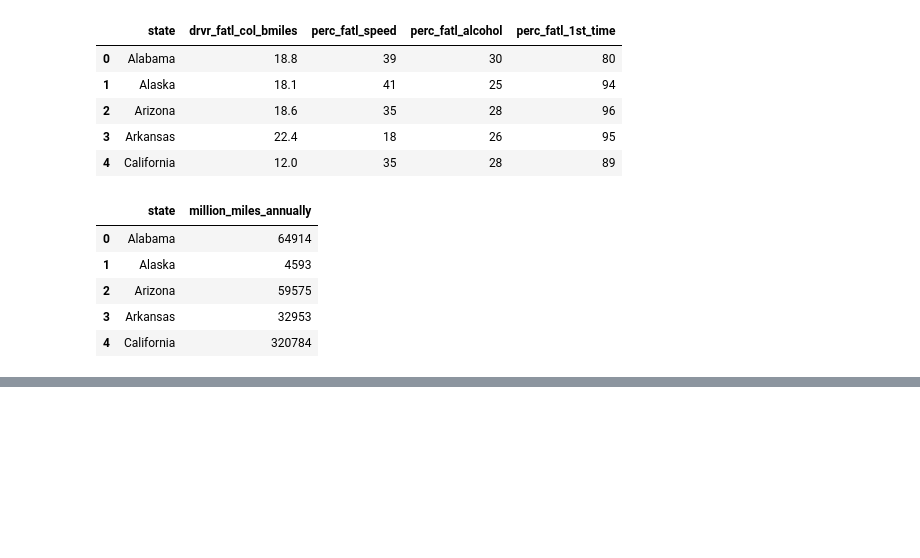
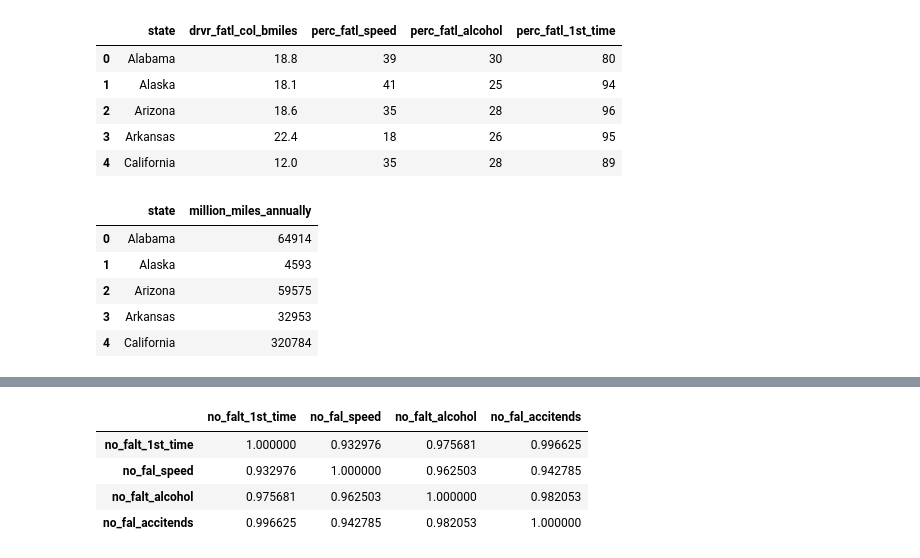
Before and after one commit to pavi-ninjaac/Data_Science_internship_program_Technocolaps_July2020, a Jupyter notebook: Final_project/final_project_technocolaps_ds.ipynb, the cells around one changed output, grey strips where cells are left out. Cells and saved outputs as stored; diff of their text form; code cells hidden in the pictures; blank space fills up the shorter version.

```diff
--- a/Final_project/final_project_technocolaps_ds.ipynb
+++ b/Final_project/final_project_technocolaps_ds.ipynb
@@ -49,0 +83,9 @@ sns.pairplot(read_accident_data)
+# %%
+#Pearson correlation coefficient matrix through pandas
+data_acci.corr()
+# %% [output]
+|  | no_falt_1st_time | no_fal_speed | no_falt_alcohol | no_fal_accitends |
+| no_falt_1st_time | 1.000000 | 0.932976 | 0.975681 | 0.996625 |
+| no_fal_speed | 0.932976 | 1.000000 | 0.962503 | 0.942785 |
+| no_falt_alcohol | 0.975681 | 0.962503 | 1.000000 | 0.982053 |
+| no_fal_accitends | 0.996625 | 0.942785 | 0.982053 | 1.000000 |
```
Also changed, not shown: parts of 7 cells of this notebook.
